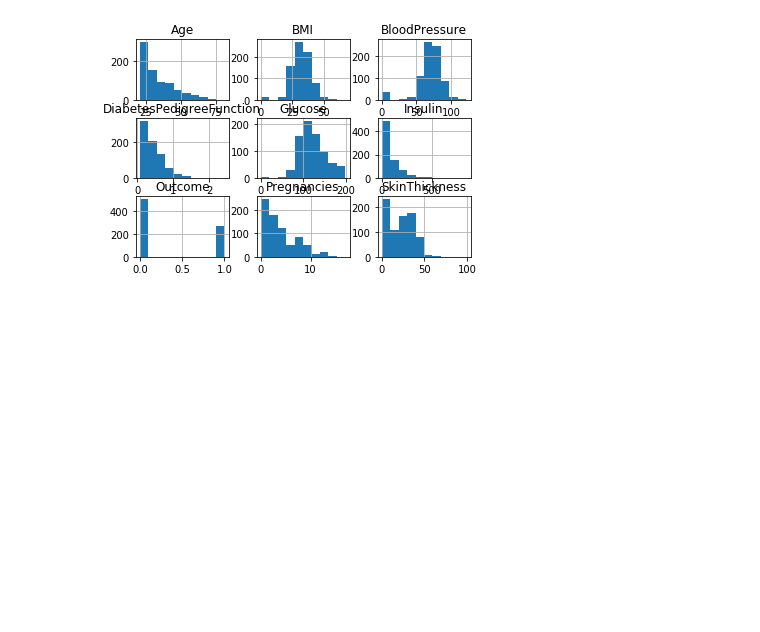
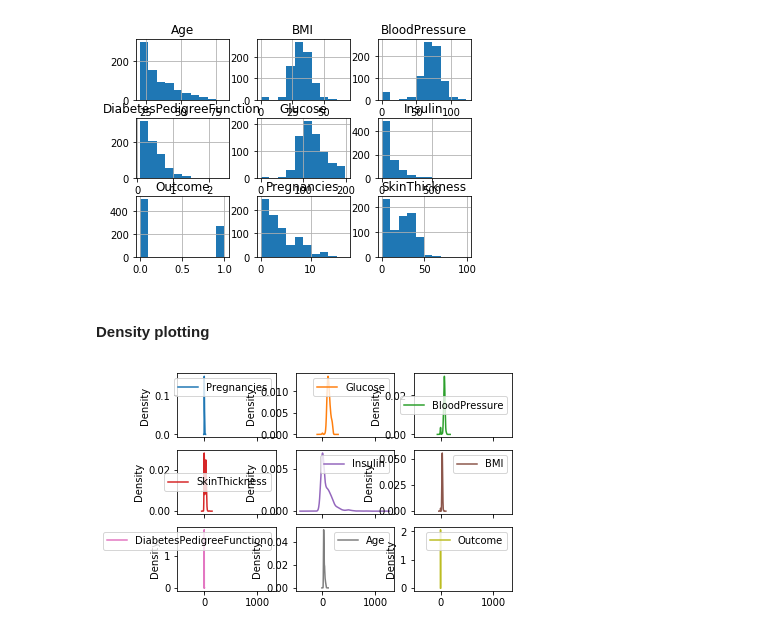
Before and after one commit to aakashvarma/Machine-Learning-Assignments, a Jupyter notebook: #1 Data loading/Untitled.ipynb, the cells around one changed output. Cells and saved outputs as stored; diff of their text form; code cells hidden in the pictures; blank space fills up the shorter version.

```diff
--- a/#1 Data loading/Untitled.ipynb
+++ b/#1 Data loading/Untitled.ipynb
@@ -279,3 +279,10 @@ df.hist()
 plt.show()
 # %% [output]
 [figure]
+# %% [markdown]
+#### Density plotting
+# %%
+df.plot(kind = 'density', subplots = True, layout = (3,3))
+plt.show()
+# %% [output]
+[figure, added]
```
